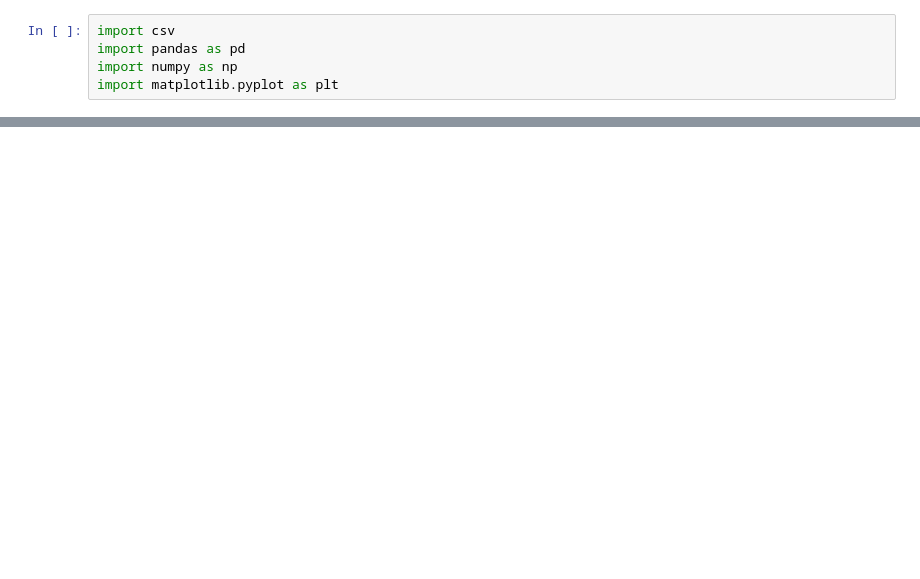
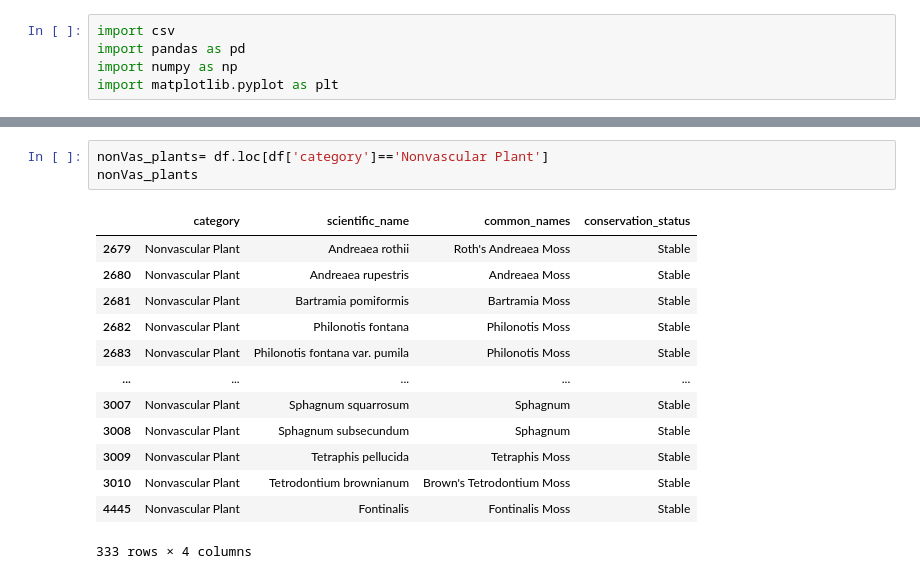
Before and after one commit to Mone12/endangered-species, a Jupyter notebook: endangered.ipynb, the cells around one changed output, grey strips where cells are left out. Cells and saved outputs as stored; diff of their text form; blank space fills up the shorter version.

```diff
--- a/endangered.ipynb
+++ b/endangered.ipynb
@@ -55,0 +95,17 @@ named_species
+# %%
+nonVas_plants= df.loc[df['category']=='Nonvascular Plant']
+nonVas_plants
+# %% [output]
+|  | category | scientific_name | common_names | conservation_status |
+| 2679 | Nonvascular Plant | Andreaea rothii | Roth's Andreaea Moss | Stable |
+| 2680 | Nonvascular Plant | Andreaea rupestris | Andreaea Moss | Stable |
+| 2681 | Nonvascular Plant | Bartramia pomiformis | Bartramia Moss | Stable |
+| 2682 | Nonvascular Plant | Philonotis fontana | Philonotis Moss | Stable |
+| 2683 | Nonvascular Plant | Philonotis fontana var. pumila | Philonotis Moss | Stable |
+| ... | ... | ... | ... | ... |
+| 3007 | Nonvascular Plant | Sphagnum squarrosum | Sphagnum | Stable |
+| 3008 | Nonvascular Plant | Sphagnum subsecundum | Sphagnum | Stable |
+| 3009 | Nonvascular Plant | Tetraphis pellucida | Tetraphis Moss | Stable |
+| 3010 | Nonvascular Plant | Tetrodontium brownianum | Brown's Tetrodontium Moss | Stable |
+| 4445 | Nonvascular Plant | Fontinalis | Fontinalis Moss | Stable |
+333 rows × 4 columns
```
Also changed, not shown: parts of 20 cells of this notebook.
